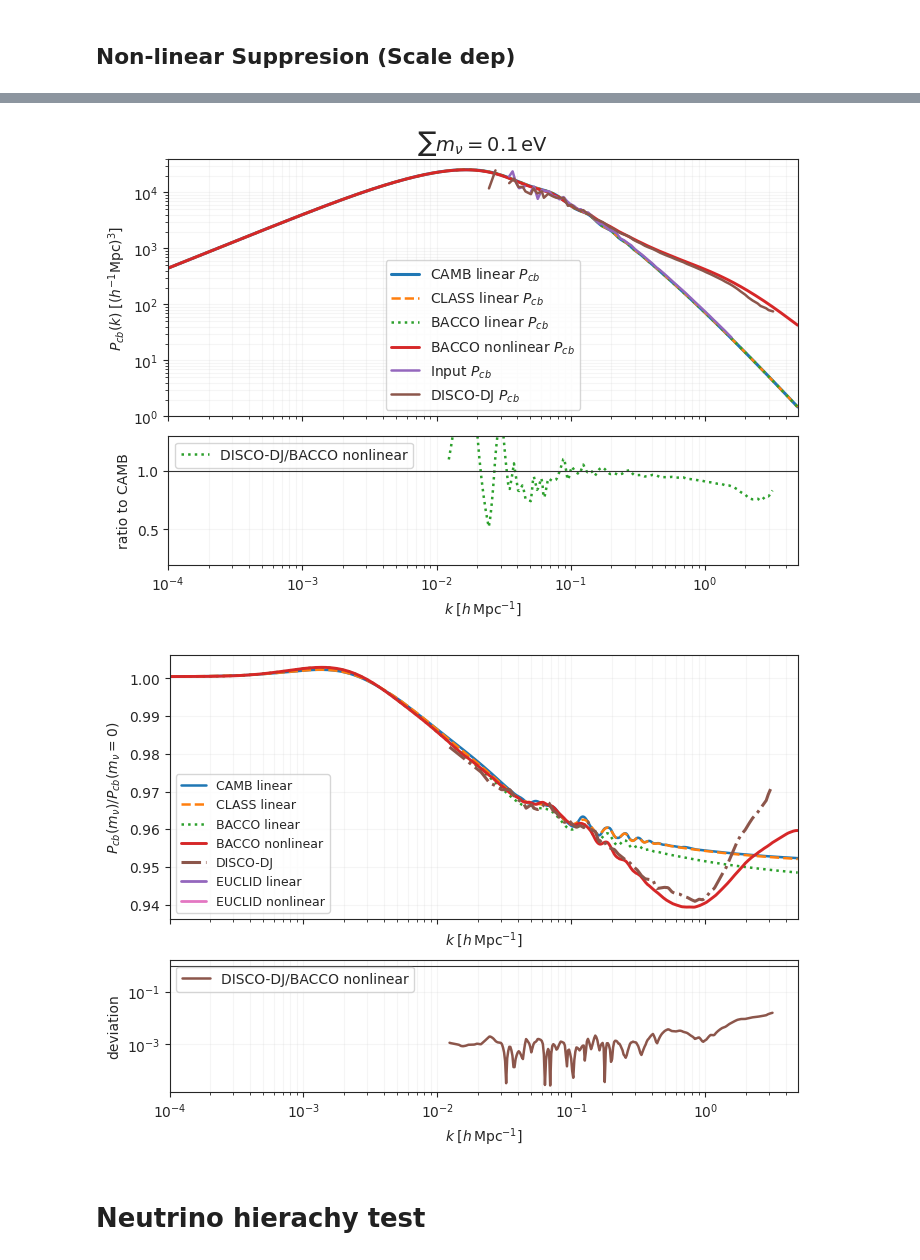
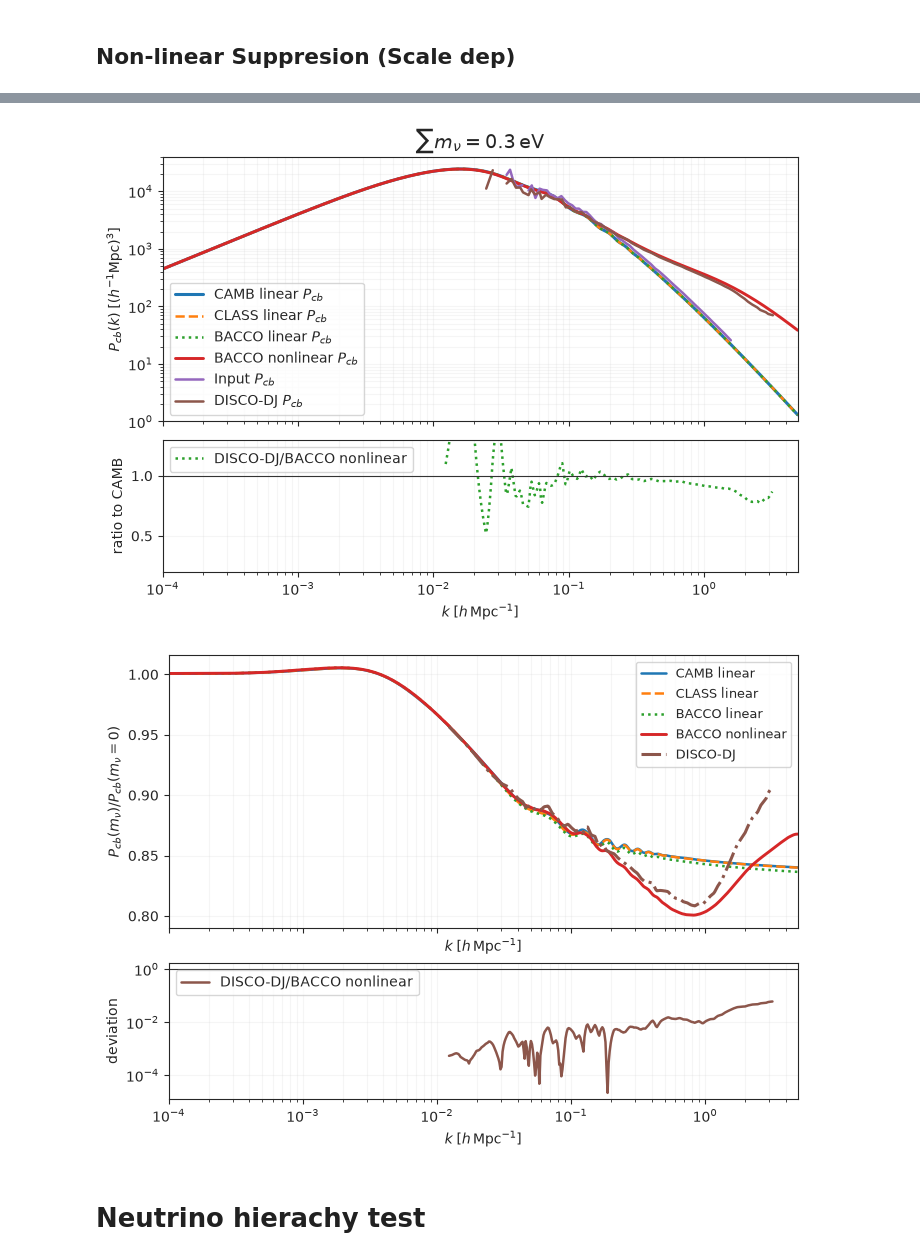
Before and after one commit to Xantyos13/DISCO-DJ, a Jupyter notebook: Neutrinos/Power_comparaison.ipynb, the cells around one changed output, grey strips where cells are left out. Drawn from its saved outputs; the diff is of its cells as text; code cells hidden in the pictures.

```diff
--- a/Neutrinos/Power_comparaison.ipynb
+++ b/Neutrinos/Power_comparaison.ipynb
@@ -62,7 +62,7 @@ cosmo = {
     "omch2": 0.269984542*0.67**2,
     "As": 2.215e-09,
     "ns": 0.9619,
-    "sum_mnu": 0.1,      # total neutrino mass [eV]
+    "sum_mnu": 0.3,      # total neutrino mass [eV]
     "tau": 0.0952,
     "w0": -1.0,
     "wa": 0.0,
@@ -92,7 +92,7 @@ print("Omega_m=",omega_cold+omega_nu)
 
 ###### Neutrinos masses ######
 mnu_massless = [0,0,0]
-mnu_deg = [cosmo["sum_mnu"]/3,cosmo["sum_mnu"]/3,cosmo["sum_mnu"]/3] # Array of neutrinos masses for degenerarte case
+mnu_deg = [cosmo["sum_mnu"]/3,cosmo["sum_mnu"]/3,cosmo["sum_mnu"]/3]
 m1,m2,m3 = get_masses(2.445e-3,7.60e-5,cosmo["sum_mnu"],'NH')
 mnu_NH =[m1,m2,m3]
 m1,m2,m3 = get_masses(2.52e-3,7.60e-5,cosmo["sum_mnu"],'IH')
@@ -464,6 +509,7 @@ pars.set_cosmology(
     mnu=0,
     omk=0.0,
     tau=cosmo["tau"],
+    YHe=0.24,
 )
 pars.InitPower.set_params(As=cosmo["As"], ns=cosmo["ns"])
 pars.Reion.Reionization = True
@@ -495,6 +541,7 @@ pars.set_cosmology(
     neutrino_hierarchy='degenerate',
     omk=0.0,
     tau=cosmo["tau"],
+    YHe=0.24,
 )
 pars.InitPower.set_params(As=cosmo["As"], ns=cosmo["ns"])
 pars.set_matter_power(redshifts=[z], kmax=10.0,accurate_massive_neutrino_transfers=True)
@@ -525,6 +572,7 @@ pars.set_cosmology(
     neutrino_hierarchy='degenerate',
     omk=0.0,
     tau=cosmo["tau"],
+    YHe=0.24,
 )
 pars.InitPower.set_params(As=cosmo["As"], ns=cosmo["ns"])
 pars.set_matter_power(redshifts=[z], kmax=10.0,accurate_massive_neutrino_transfers=True)
@@ -2085,7 +2133,7 @@ axr.set_ylim(0.2,1.3)
 axr.legend()
 axr.grid(True, which="both", alpha=0.18)
 # %% [output]
-[figure, old version]
+[figure, new version]
 # %%
 entries = [d for d in discodj_data if np.isclose(d["a"], a)]
 entry0 = next(d for d in entries if np.isclose(d["mass"], 0.0))
@@ -2117,8 +2165,8 @@ ax.semilogx(k_h,ratio_bacco,color="C2",lw=1.8,ls=":",label="BACCO linear",)
 ax.semilogx(k_h,ratio_bacco_nl,color="C3",lw=2.1,label="BACCO nonlinear",)
 ax.semilogx(k_h,ratio_dj,color="C5", linestyle='-.',lw=2.2,label="DISCO-DJ",)
 
-ax.semilogx(euclid[0],euclid[1],color="C4",lw=2,label="EUCLID linear",)
-ax.semilogx(euclid_nl[0],euclid_nl[1],color="C6",lw=2,label="EUCLID nonlinear",)
+#ax.semilogx(euclid[0],euclid[1],color="C4",lw=2,label="EUCLID linear",)
+#ax.semilogx(euclid_nl[0],euclid_nl[1],color="C6",lw=2,label="EUCLID nonlinear",)
 
 # ax.semilogx(k_h, ratio_disco, color="C4", lw=2.1, label="DISCOEB")
 
@@ -2144,34 +2192,34 @@ ax.semilogx(euclid_nl[0],euclid_nl[1],color="C6",lw=2,label="EUCLID nonlinear",)
 #)
 
 ax.set_xscale("log")
 ax.set_xlim(k_h.min(), k_h.max())
 
 ax.set_xlabel(r"$k\;[h\,{\rm Mpc}^{-1}]$")
 ax.set_ylabel(
     r"$P_{cb}(m_\nu) / P_{cb}(m_\nu=0)$"
 )
 
 #ax.set_title(rf"Suppression due to $\sum m_\nu , L=500 Mpc$")
 
 ax.legend(prop={'size': 9})
 ax.grid(True, which="both", alpha=0.18)
 
 axr.semilogx(k_h, abs(ratio_dj /  ratio_bacco_nl-1), color="C5", lw=1.8, label="DISCO-DJ/BACCO nonlinear")
 
 
 axr.axhline(1.0, color="0.2", lw=0.8)
 
 axr.set_xlabel(r"$k\;[h\,{\rm Mpc}^{-1}]$")
 axr.set_ylabel("deviation")
 axr.set_xlim(k_h.min(), k_h.max())
 
 #axr.set_ylim(0.97,1.03)
 axr.set_yscale("log")
 axr.legend(prop={'size': 10},loc=2)
 axr.grid(True, which="both", alpha=0.18)
 #plt.savefig('supp_nl.pgf')
 # %% [output]
-[figure, old version]
+[figure, new version]
 # %% [markdown]
 # Neutrino hierachy test
 # %%
```
Also changed, not shown: parts of 13 cells of this notebook, 4 other files.
